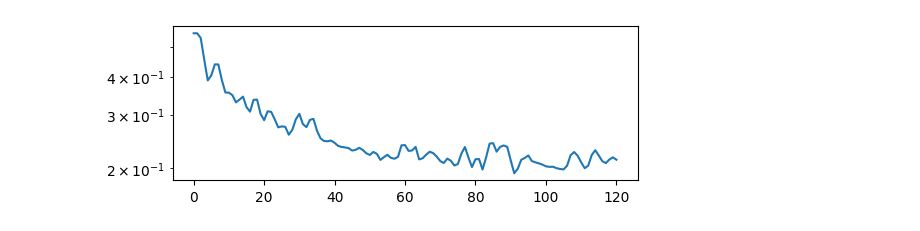
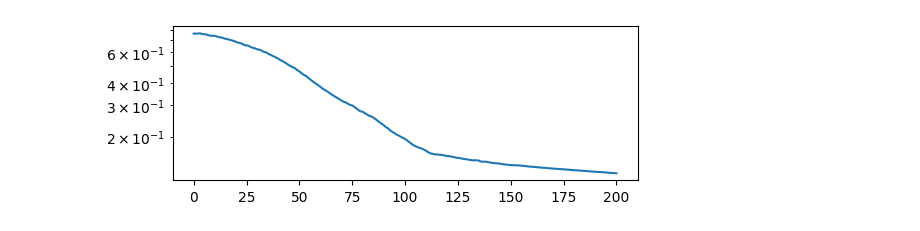
Before and after one commit to jorgenriseth/deepshape, a Jupyter notebook: example-notebooks/Digit Matching.ipynb, the cells around one changed output. Saved outputs shown, nothing was run; the diff lists cells and outputs as text; code cells hidden in the pictures.

```diff
--- a/example-notebooks/Digit Matching.ipynb
+++ b/example-notebooks/Digit Matching.ipynb
@@ -22,7 +22,7 @@ imgdata /= imgdata.max()
 
 # Extract example images
 img1 = imgdata[1]
-img2 = imgdata[2]
+img2 = imgdata[0]
 
 fig, (ax1, ax2 )= plt.subplots(1, 2)
 ax1.imshow(img1)
@@ -94,10 +94,10 @@ loss_func = SingleComponentLoss(q, r, k=64, h=1e-4).to(device)
 
 # Define optimizer and learning rate scheduler
 optimizer = optim.LBFGS(RN.parameters(), lr=1., max_iter=100, line_search_fn="strong_wolfe")
-optimizer = optim.SGD(RN.parameters(), lr=1e-2, momentum=0.9)
+optimizer = optim.SGD(RN.parameters(), lr=1e-3, momentum=0.9)
 
 # Train and store convergence
-errors = reparametrize(q, r, RN, loss_func, optimizer, 120, Logger(5), projection_kwargs={"epsilon": 1e-2})#, scheduler=scheduler)
+errors = reparametrize(q, r, RN, loss_func, optimizer, 200, Logger(5), projection_kwargs={"epsilon": 1e-2})#, scheduler=scheduler)
 
 RN.to("cpu"), loss_func.to("cpu");
 
@@ -125,4 +125,4 @@ Finished training in 18.29025s
-[figure, old version]
+[figure, new version]
 # %%
 # =============== PLotting below +============
 u = lambda x: RN(x)
```
Also changed, not shown: parts of 5 cells of this notebook, 2 other files.
